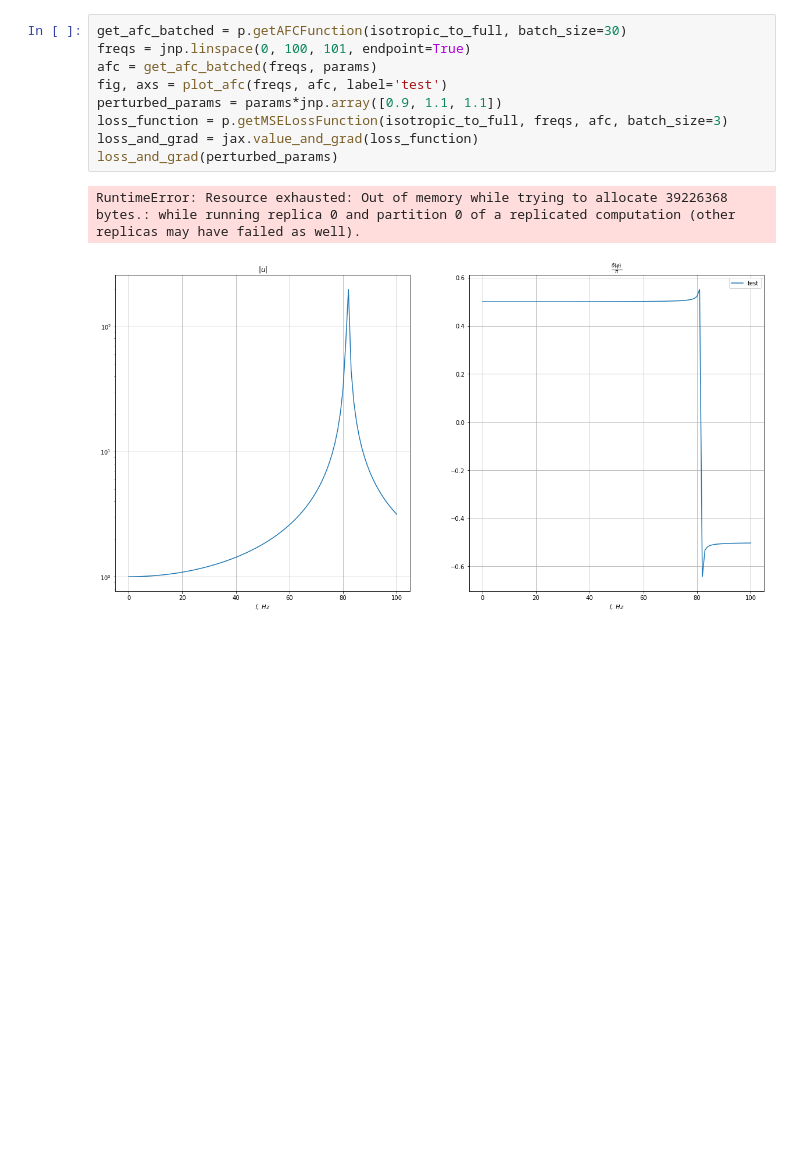
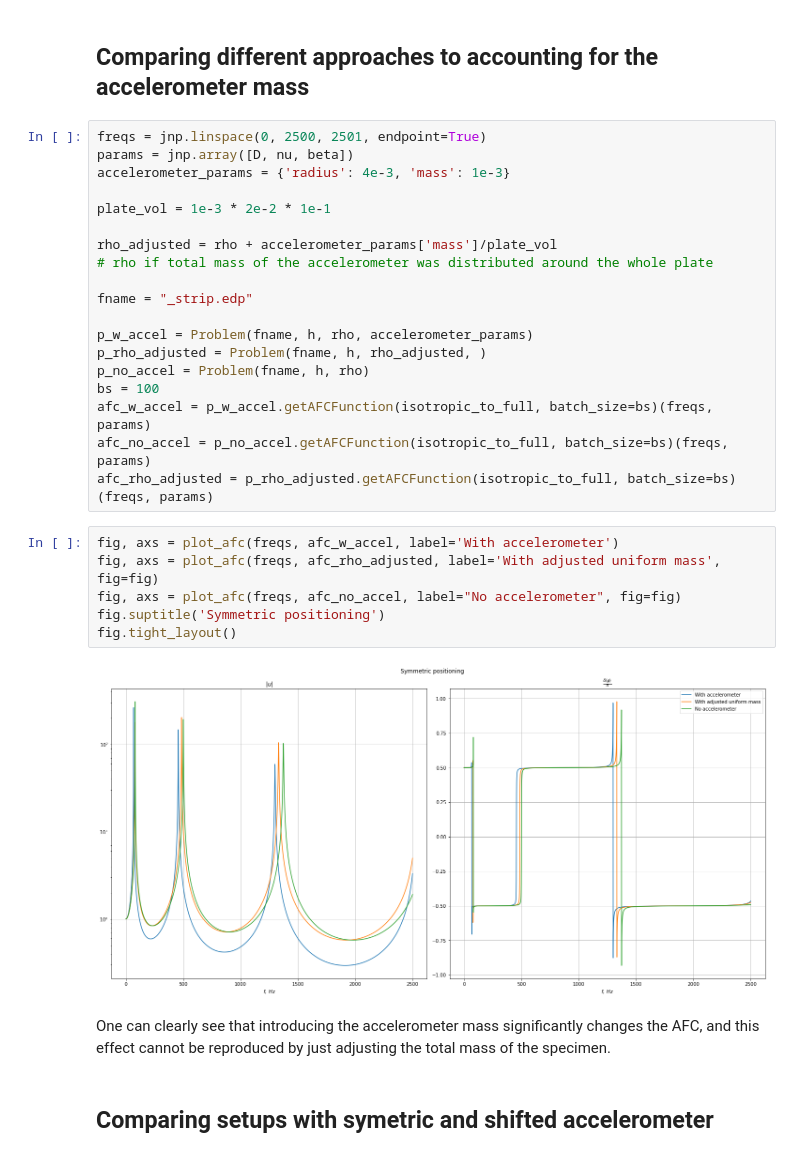
Before and after one commit to Sageblatt/plate_inverse_problem, a Jupyter notebook: examples/Demo.ipynb, the cells around one changed output. Saved outputs shown, nothing was run; the diff lists cells and outputs as text; blank space fills up the shorter version.

```diff
--- a/examples/Demo.ipynb
+++ b/examples/Demo.ipynb
@@ -49,12 +49,33 @@ For larger grids, only a small number of frequencies can be evaluated at the GPU
-# %%
-get_afc_batched = p.getAFCFunction(isotropic_to_full, batch_size=30)
-freqs = jnp.linspace(0, 100, 101, endpoint=True)
-afc = get_afc_batched(freqs, params)
-fig, axs = plot_afc(freqs, afc, label='test')
-perturbed_params = params*jnp.array([0.9, 1.1, 1.1])
-loss_function = p.getMSELossFunction(isotropic_to_full, freqs, afc, batch_size=3)
-loss_and_grad = jax.value_and_grad(loss_function)
-loss_and_grad(perturbed_params)
-# %% [output]
-RuntimeError: Resource exhausted: Out of memory while trying to allocate 39226368 bytes.: while running replica 0 and partition 0 of a replicated computation (other replicas may have failed as well).
-[figure, removed]
+# %% [markdown]
+## Comparing different approaches to accounting for the accelerometer mass
+# %%
+freqs = jnp.linspace(0, 2500, 2501, endpoint=True)
+params = jnp.array([D, nu, beta])
+accelerometer_params = {'radius': 4e-3, 'mass': 1e-3}
+
+plate_vol = 1e-3 * 2e-2 * 1e-1
+
+rho_adjusted = rho + accelerometer_params['mass']/plate_vol
+# rho if total mass of the accelerometer was distributed around the whole plate
+
+fname = "_strip.edp"
+
+p_w_accel = Problem(fname, h, rho, accelerometer_params)
+p_rho_adjusted = Problem(fname, h, rho_adjusted, )
+p_no_accel = Problem(fname, h, rho)
+bs = 100
+afc_w_accel = p_w_accel.getAFCFunction(isotropic_to_full, batch_size=bs)(freqs, params)
+afc_no_accel = p_no_accel.getAFCFunction(isotropic_to_full, batch_size=bs)(freqs, params)
+afc_rho_adjusted = p_rho_adjusted.getAFCFunction(isotropic_to_full, batch_size=bs)(freqs, params)
+# %%
+fig, axs = plot_afc(freqs, afc_w_accel, label='With accelerometer')
+fig, axs = plot_afc(freqs, afc_rho_adjusted, label='With adjusted uniform mass', fig=fig)
+fig, axs = plot_afc(freqs, afc_no_accel, label="No accelerometer", fig=fig)
+fig.suptitle('Symmetric positioning')
+fig.tight_layout()
+# %% [output]
+[figure, added]
+# %% [markdown]
+One can clearly see that introducing the accelerometer mass significantly changes the AFC, and this effect cannot be reproduced by just adjusting the total mass of the specimen.
+# %% [markdown]
+## Comparing setups with symetric and shifted accelerometer
```
Also changed, not shown: parts of 18 cells of this notebook, 1 other file.
